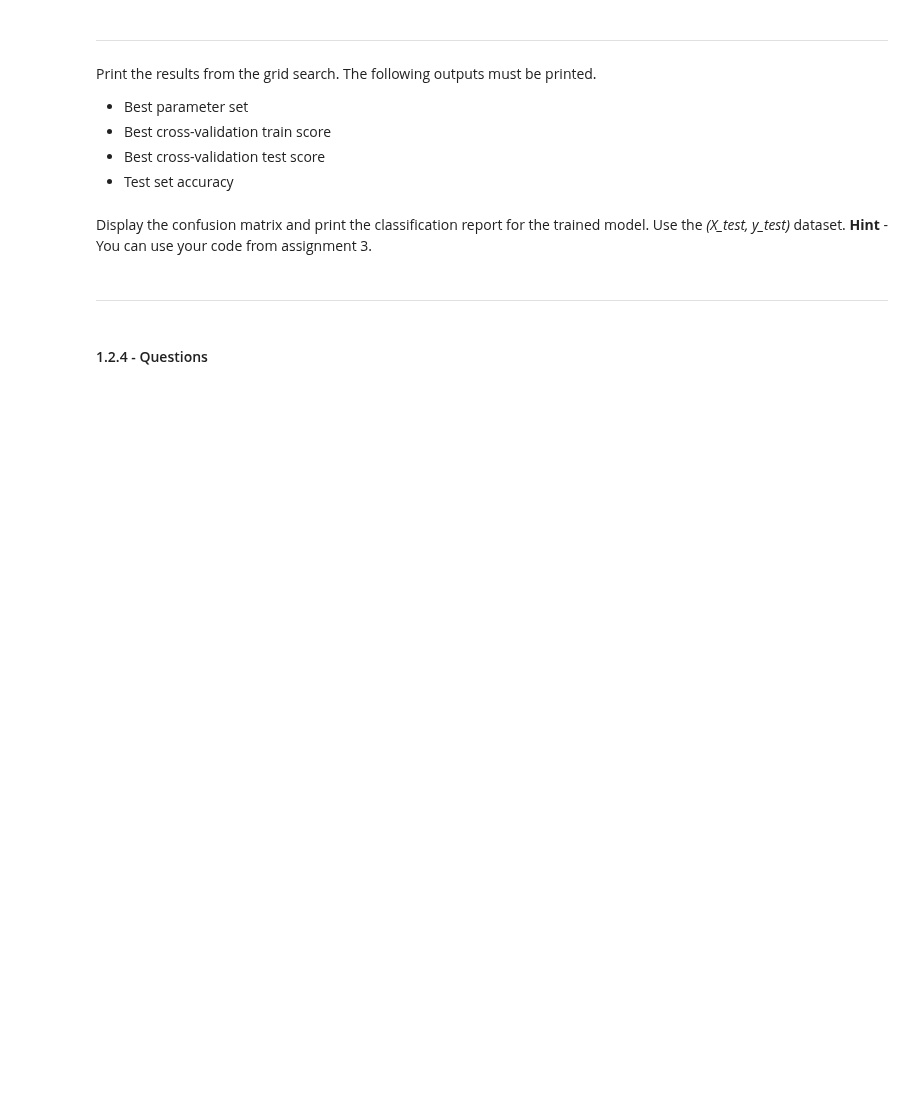
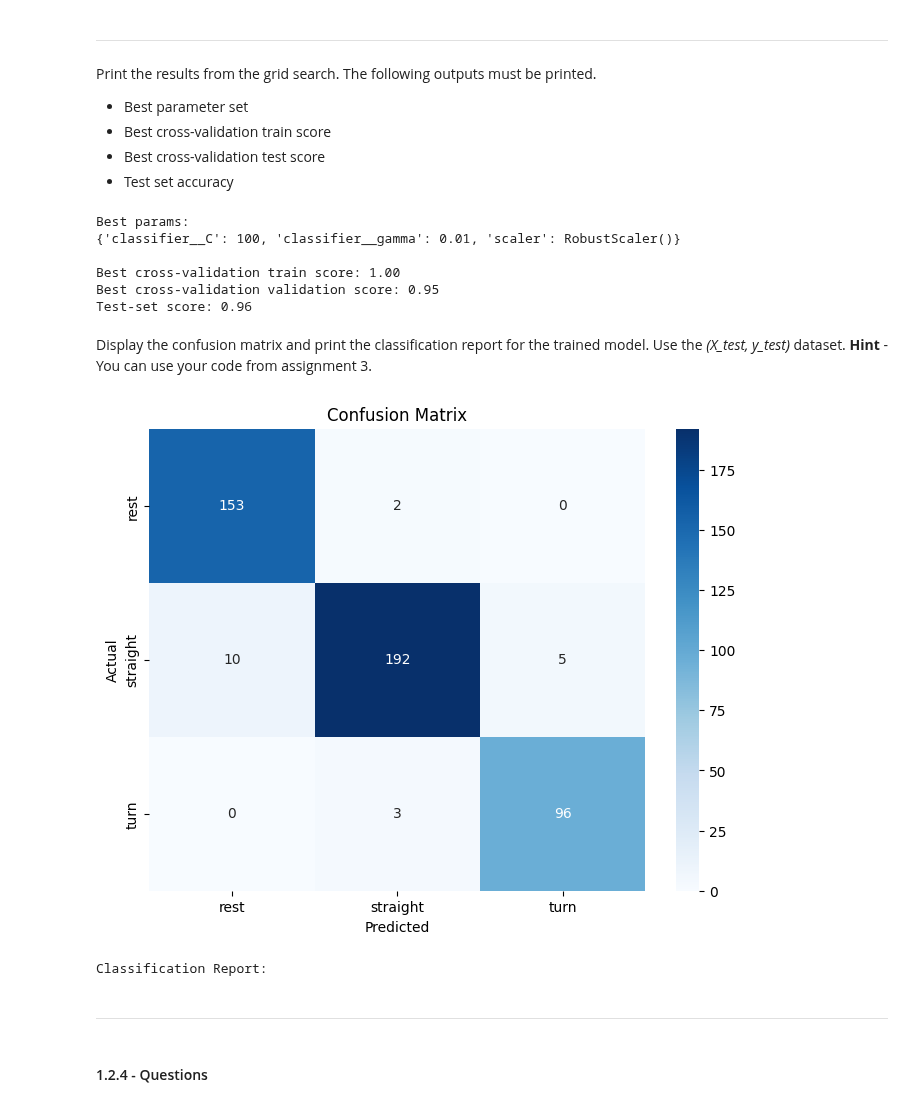
Before and after one commit to SoroushSoleymani/engg680_2024_fall, a Jupyter notebook: Lab_Assignment4/Vehicle_Motion_State_Classification.ipynb, the cells around one changed output. Cells and saved outputs as stored; diff of their text form; code cells hidden in the pictures; blank space fills up the shorter version.

```diff
--- a/Lab_Assignment4/Vehicle_Motion_State_Classification.ipynb
+++ b/Lab_Assignment4/Vehicle_Motion_State_Classification.ipynb
@@ -84,5 +127,5 @@ From *cv_set*, load all features, that is all columns except for the target vect
 # %%
 # TODO - Load all features from cv_set to X
 # (2 marks)
-# X =
+X = cv_set.drop(columns=['motion_state'])
 X.head(2)
@@ -103,12 +151,17 @@ The dataset *(X, y)*, must be split into training/validation *(X_train, y_train)
 # %%
 # TODO - Perform test/train split
 # (1 mark)
-# X_train, X_test, y_train, y_test =
+X_train, X_test, y_train, y_test =  train_test_split(
+    X, y, test_size=0.3, random_state=42, stratify=y
+)
 # %% [markdown]
 Initialize a `Pipeline`, consisting of a *scaler* and a *classifer*, set the default values to *StandardScaler()*, and *SVC()*, respectively.
 # %%
 # TODO - Initialize Pipeline into variable pipe
 # (2 marks)
-# pipe =
+pipe = Pipeline([
+    ('scaler', StandardScaler()),  # Feature scaling
+    ('classifier', SVC(kernel='rbf'))  # SVC
+])
 # %% [markdown]
 Define the grid search configuration (*param_grid*) for training and hyper parameter tuning of the *support vector classifier*. Tune, the hyper-parameter *C*, over the interval `C=[0.01, 0.1, 1 ,10,100]`, *gamma*, over the interval `gamma=[0.001, 0.01, 0.1,1]`, and use the *radial basis function* as the kernel. For the *scaler* parameter, test with the `StandardScaler`, `RobustScaler`, and `None` options.
@@ -120,3 +168,12 @@ Define the grid search configuration (*param_grid*) for training and hyper param
+# %%
+# TODO - Setup grid set
+# (4 marks)
+
+param_grid = {
+    'scaler': [StandardScaler(), RobustScaler(), None],  # Different scaler testing
+    'classifier__C': [0.01, 0.1, 1, 10, 100],            # SVC C parameter
+    'classifier__gamma': [0.001, 0.01, 0.1, 1]           # SVC gamma parameter
+}
 # %%
 # Perform the grid search to train model and tune hyper parameters
 grid = GridSearchCV(pipe, param_grid, cv=5, scoring='accuracy', return_train_score=True)
@@ -137,9 +202,24 @@ Print the results from the grid search. The following outputs must be printed.
 # TODO: Print the results from the grid search
 # (2 marks)
 
-#print("Best params:\n{}\n".format(???))
-#print("Best cross-validation train score: {:.2f}".format(???))
-#print("Best cross-validation validation score: {:.2f}".format(???))
-#print("Test-set score: {:.2f}".format(???)))
+# Best parameter set
+print("Best params:\n{}\n".format(grid.best_params_))
+
+# Best cross-validation train score
+print("Best cross-validation train score: {:.2f}".format(max(grid.cv_results_['mean_train_score'])))
+
+# Best cross-validation validation (test) score
+print("Best cross-validation validation score: {:.2f}".format(grid.best_score_))
+
+# Test set accuracy
+test_score = grid.score(X_test, y_test)
+print("Test-set score: {:.2f}".format(test_score))
+# %% [output]
+Best params:
+{'classifier__C': 100, 'classifier__gamma': 0.01, 'scaler': RobustScaler()}
+
+Best cross-validation train score: 1.00
+Best cross-validation validation score: 0.95
+Test-set score: 0.96
 # %% [markdown]
 Display the confusion matrix and print the classification report for the trained model. Use the *(X_test, y_test)* dataset. **Hint** - You can use your code from assignment 3.
@@ -149,3 +226,29 @@ Display the confusion matrix and print the classification report for the trained
+# %%
+# TODO - Display confusion matrix and print classification report for (X_test, y_test)
+# (2 marks)
+from sklearn.metrics import confusion_matrix, classification_report
+import matplotlib.pyplot as plt
+import seaborn as sns
+
+# Predict the labels for the test set
+y_pred = grid.predict(X_test)
+
+# Compute the confusion matrix
+cm = confusion_matrix(y_test, y_pred)
+
+# Display the confusion matrix
+plt.figure(figsize=(8, 6))
+sns.heatmap(cm, annot=True, fmt="d", cmap="Blues", xticklabels=grid.classes_, yticklabels=grid.classes_)
+plt.xlabel("Predicted")
+plt.ylabel("Actual")
+plt.title("Confusion Matrix")
+plt.show()
+
+# Print the classification report
+print("Classification Report:")
+# %% [output]
+[figure, added]
+Classification Report:
 # %% [markdown]
 ___
 # %% [markdown]
```
Also changed, not shown: parts of 22 cells of this notebook.
